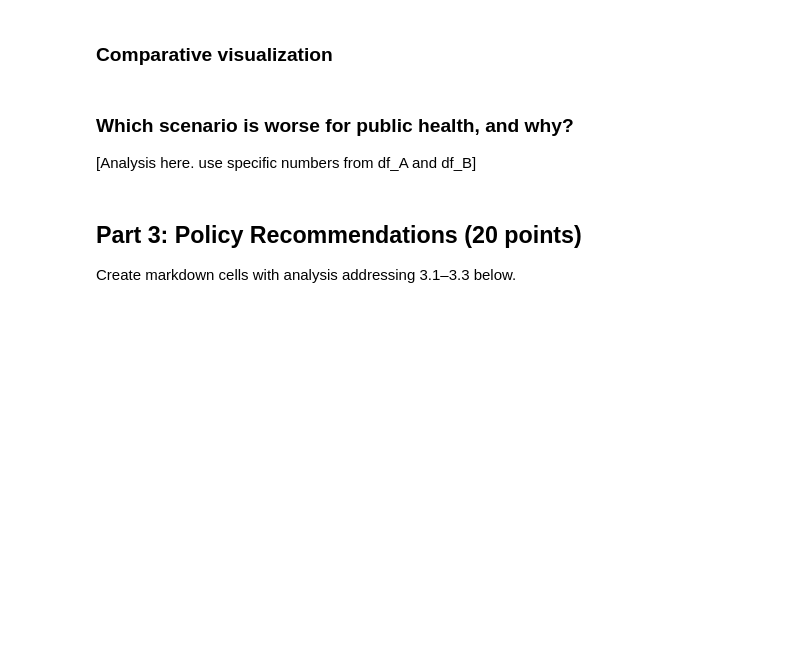
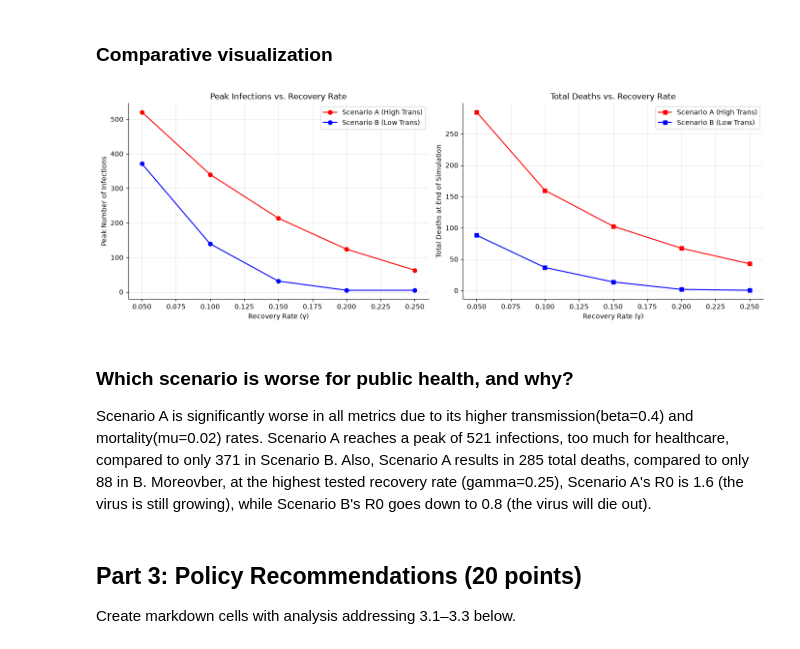
Before and after one commit to ClaireBams/epidemic-model-group02, a Jupyter notebook: assignment 1/analysis.ipynb, the cells around one changed output. Saved outputs shown, nothing was run; the diff lists cells and outputs as text; code cells hidden in the pictures; blank space fills up the shorter version.

```diff
--- a/assignment 1/analysis.ipynb
+++ b/assignment 1/analysis.ipynb
@@ -181,10 +204,38 @@ Use your function to compare two scenarios:
 ### Comparative visualization
 # %%
 # Comparative visualization of Scenario A vs Scenario B
+fig, (ax1, ax2) = plt.subplots(1, 2, figsize=(14, 5))
+
+#Peak Infected Comparison
+ax1.plot(df_A['gamma'], df_A['peak_infected'], 'ro-', label='Scenario A (High Trans)')
+ax1.plot(df_B['gamma'], df_B['peak_infected'], 'bo-', label='Scenario B (Low Trans)')
+ax1.set_xlabel('Recovery Rate (γ)')
+ax1.set_ylabel('Peak Number of Infections')
+ax1.set_title('Peak Infections vs. Recovery Rate')
+ax1.legend()
+ax1.grid(True, alpha=0.3)
+
+#Total Deaths Comparison
+ax2.plot(df_A['gamma'], df_A['total_deaths'], 'rs-', label='Scenario A (High Trans)')
+ax2.plot(df_B['gamma'], df_B['total_deaths'], 'bs-', label='Scenario B (Low Trans)')
+ax2.set_xlabel('Recovery Rate (γ)')
+ax2.set_ylabel('Total Deaths at End of Simulation')
+ax2.set_title('Total Deaths vs. Recovery Rate')
+ax2.legend()
+ax2.grid(True, alpha=0.3)
+sns.despine()
+
+plt.tight_layout()
+plt.show()
+# %% [output]
+[figure, added]
 # %% [markdown]
 ### Which scenario is worse for public health, and why?
 
-[Analysis here. use specific numbers from df_A and df_B]
+Scenario A is significantly worse in all metrics due to its higher transmission(beta=0.4) and mortality(mu=0.02) rates.
+Scenario A reaches a peak of 521 infections, too much for healthcare, compared to only 371 in Scenario B.
+Also, Scenario A results in 285 total deaths, compared to only 88 in B.
+Moreovber, at the highest tested recovery rate (gamma=0.25), Scenario A's R0 is 1.6 (the virus is still growing), while Scenario B's R0 goes down to 0.8 (the virus will die out).
 # %% [markdown]
 ## Part 3: Policy Recommendations (20 points)
 
```
Also changed, not shown: parts of 2 cells of this notebook.
